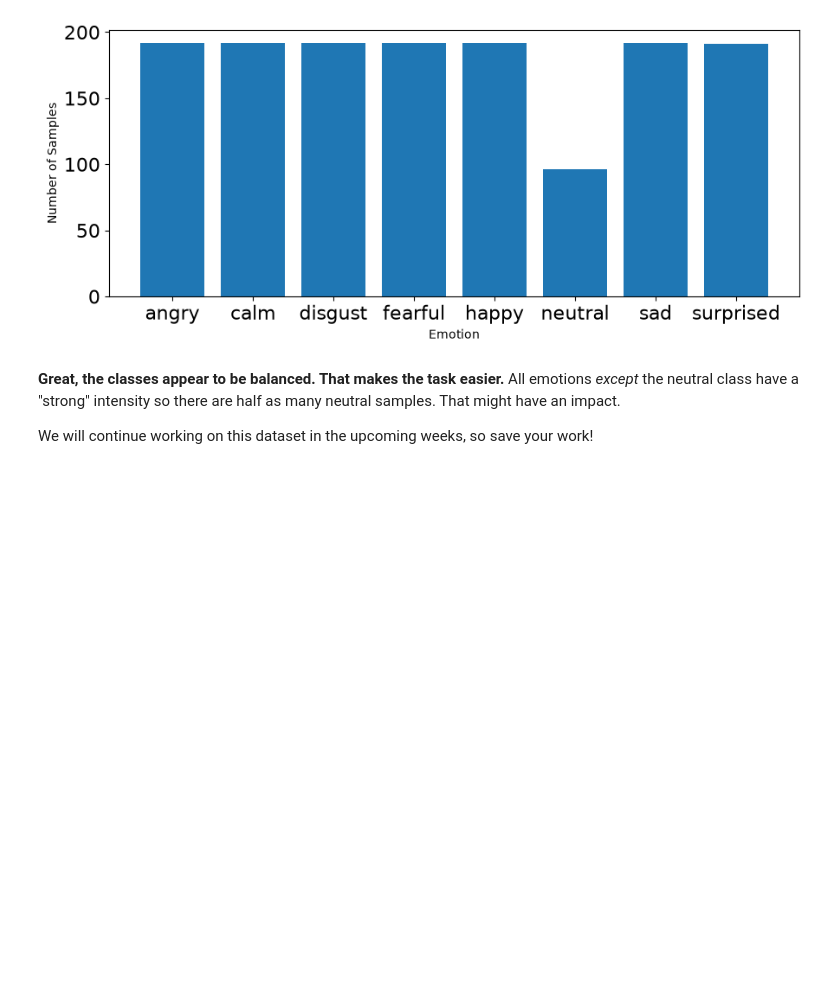
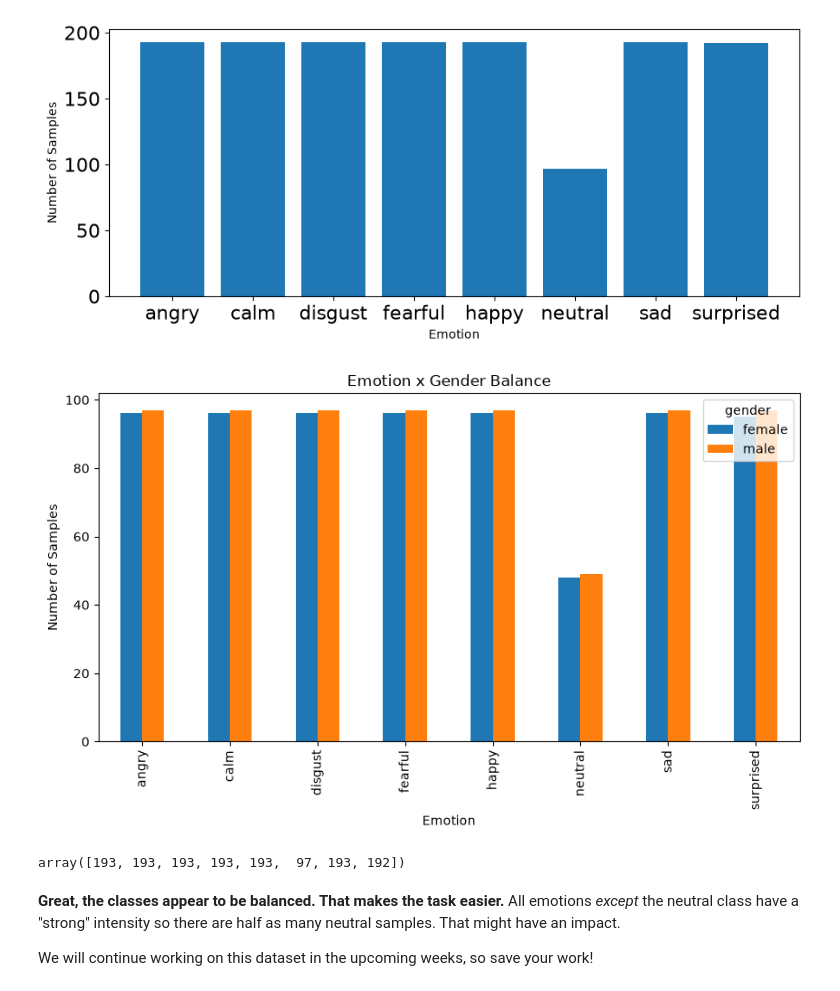
Before and after one commit to dalena3/Week2-DataPreprocessing, a Jupyter notebook: Week 2.ipynb, the cells around one changed output. Cells and saved outputs as stored; diff of their text form; code cells hidden in the pictures; blank space fills up the shorter version.

```diff
--- a/Week 2.ipynb
+++ b/Week 2.ipynb
@@ -700,6 +733,29 @@ def load_data():
         print('\r' + f' Processed {count}/{1440} audio samples',end=' ')
     # Return arrays to plug into sklearn's cross-validation algorithms
     return np.array(X), np.array(y)
+# %%
+# emotion + gender
+# RAVDESS + My audio data together
+
+import os, glob
+
+def load_data_gender():
+    X,y,g =[],[], []
+    count = 0
+    for file in glob.glob('Assignment2/Audio Data/*/*.wav'):
+        file_name=os.path.basename(file)
+        emotion=emotions_dict[file_name.split("-")[2]]
+        #features = get_features(file)
+        #X.append(features)
+        actor_id = int(file_name.split("-")[6].replace(".wav", ""))
+        gender = 'male' if actor_id % 2 != 0 else 'female'
+        y.append(emotion)
+        g.append(gender)
+        count += 1
+        # '\r' + end='' results in printing over same line
+        print('\r' + f' Processed {count}/{1440} audio samples',end=' ')
+    # Return arrays to plug into sklearn's cross-validation algorithms
+    return np.array(X), np.array(y), np.array(g)
 # %% [markdown]
 We will not compute the feature matrix this week, but we will read the emotion labels for the entire dataset.
 We will explain why the X and Y elements are important in the upcoming weeks.
@@ -714,0 +771,3 @@ array(['angry', 'fearful', 'fearful', ..., 'calm', 'calm', 'neutral'],
+# %%
+# gender
+features, combined_emotions, combined_gender = load_data_gender()
@@ -728,6 +789,22 @@ plt.ylabel('Number of Samples')
 plt.show()
 # %% [output]
 [figure]
+# %%
+# plot gender
+df = pd.DataFrame({'emotion': combined_emotions, 'gender': combined_gender})
+counts = pd.crosstab(df['emotion'], df['gender'])
+
+counts.plot(kind='bar', figsize=(10,5))
+plt.xlabel('Emotion')
+plt.ylabel('Number of Samples')
+plt.title('Emotion x Gender Balance')
+plt.show()
+# %% [output]
+[figure, added]
+# %%
+count
+# %% [output]
+array([193, 193, 193, 193, 193,  97, 193, 192])
 # %% [markdown]
 **Great, the classes appear to be balanced. That makes the task easier.** All emotions _except_ the neutral class have a "strong" intensity so there are half as many neutral samples. That might have an impact.
 
```
Also changed, not shown: parts of 8 cells of this notebook.
